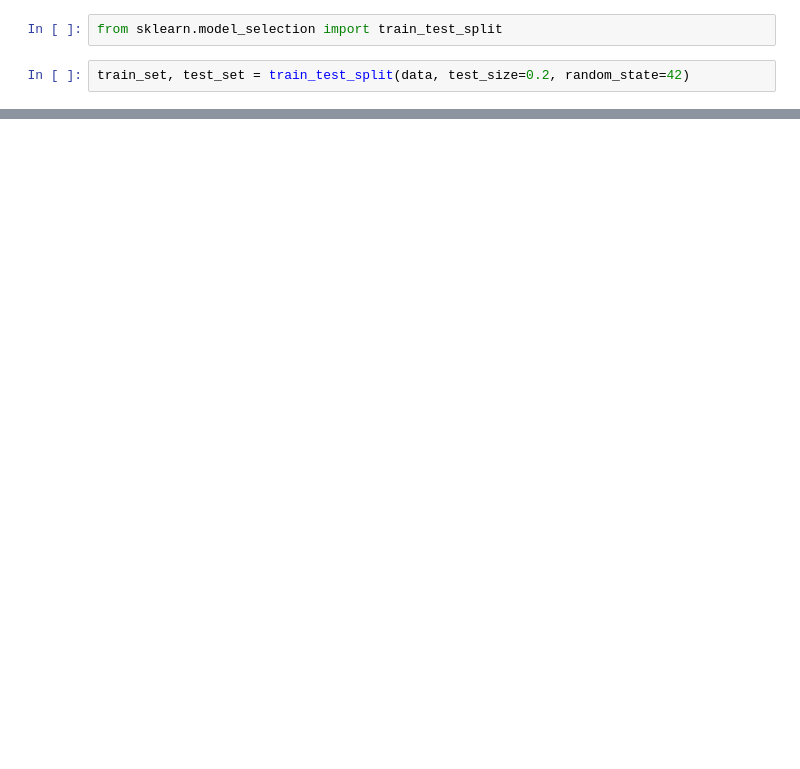
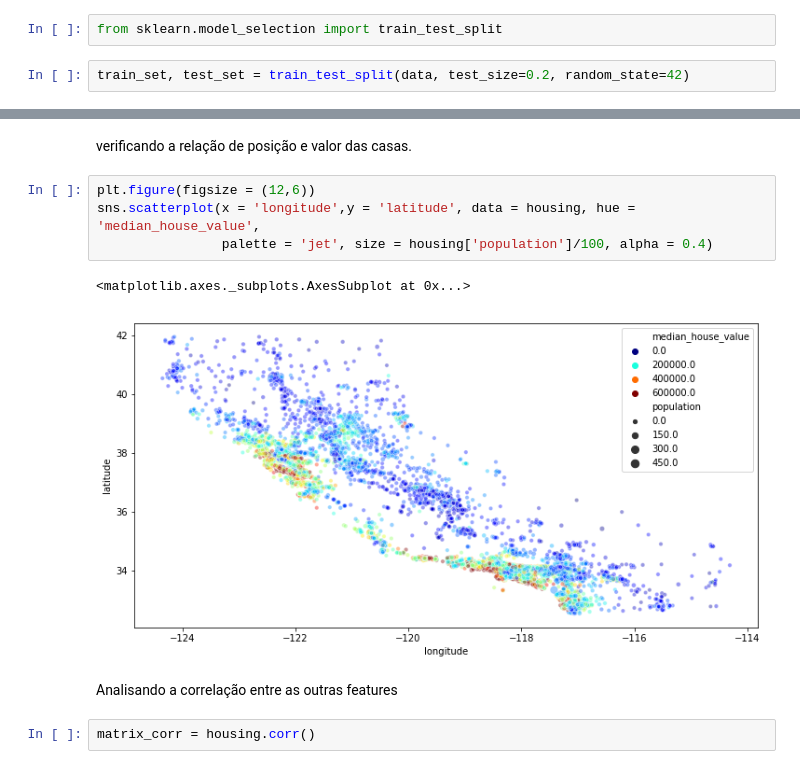
Before and after one commit to paulojunqueira/Python-Projects-and-Studies, a Jupyter notebook: Hands-On Machine Learning With Scikit-Lern and Tensorflow Book Exercises/Capitulo 2.ipynb, the cells around one changed output, grey strips where cells are left out. Saved outputs shown, nothing was run; the diff lists cells and outputs as text; blank space fills up the shorter version.

```diff
--- a/Hands-On Machine Learning With Scikit-Lern and Tensorflow Book Exercises/Capitulo 2.ipynb
+++ b/Hands-On Machine Learning With Scikit-Lern and Tensorflow Book Exercises/Capitulo 2.ipynb
@@ -107,0 +122,13 @@ test_set.size
+# %% [markdown]
+verificando a relação de posição e valor das casas.
+# %%
+plt.figure(figsize = (12,6))
+sns.scatterplot(x = 'longitude',y = 'latitude', data = housing, hue = 'median_house_value',
+                palette = 'jet', size = housing['population']/100, alpha = 0.4)
+# %% [output]
+<matplotlib.axes._subplots.AxesSubplot at 0x...>
+[figure, added]
+# %% [markdown]
+Analisando a correlação entre as outras features
+# %%
+matrix_corr = housing.corr()
```
Also changed, not shown: parts of 18 cells of this notebook.
